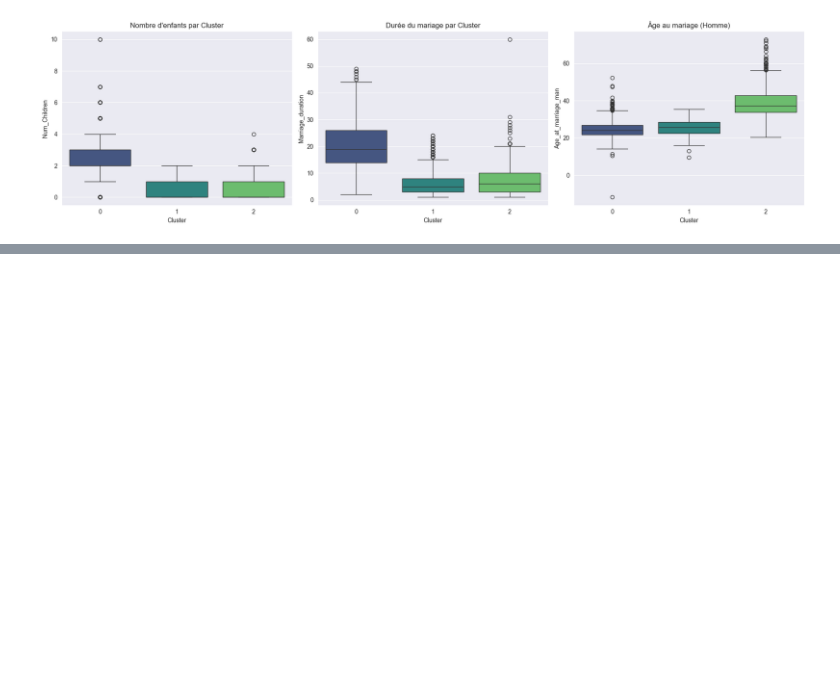
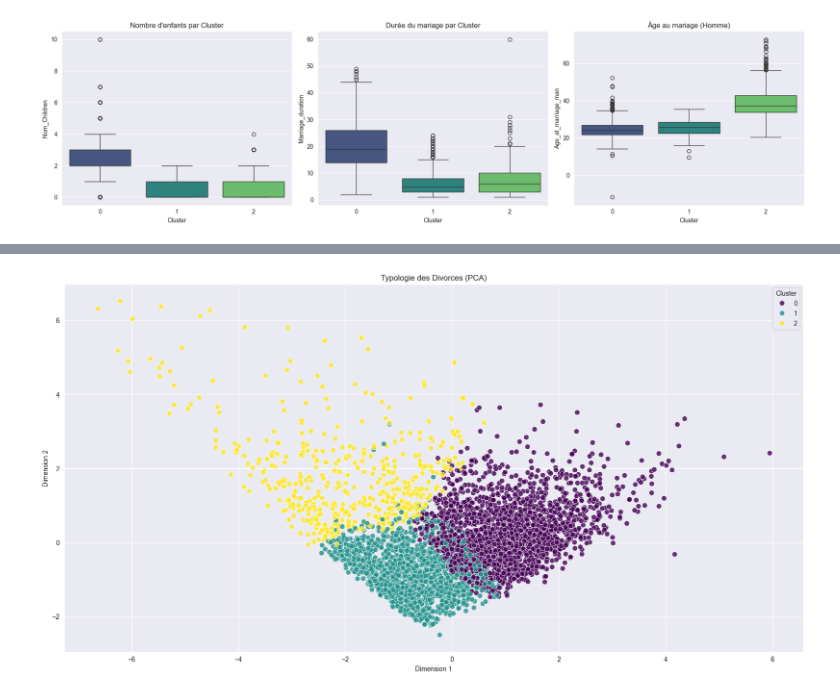
Before and after one commit to leongarci/IA-M1, a Jupyter notebook: autres_experience.ipynb, the cells around one changed output, grey strips where cells are left out. Cells and saved outputs as stored; diff of their text form; code cells hidden in the pictures; blank space fills up the shorter version.

```diff
--- a/autres_experience.ipynb
+++ b/autres_experience.ipynb
@@ -226,3 +226,72 @@ Passing `palette` without assigning `hue` is deprecated and will be removed in v
 
   sns.boxplot(x='Cluster', y='Age_at_marriage_man', data=df_refined, ax=axes[2], palette="viridis")
 [figure]
+# %%
+def clean_date_century(x):
+    if pd.isnull(x): return pd.NaT
+    if x.year > 2020: return x - pd.DateOffset(years=100)
+    return x
+
+for col in ['DOB_partner_man', 'DOB_partner_woman', 'Date_of_marriage']:
+    df[col] = pd.to_datetime(df[col], format='%d/%m/%y', errors='coerce').apply(clean_date_century)
+
+df['Age_at_marriage_man'] = (df['Date_of_marriage'] - df['DOB_partner_man']).dt.days / 365.25
+df['Age_at_marriage_woman'] = (df['Date_of_marriage'] - df['DOB_partner_woman']).dt.days / 365.25
+df['Age_diff'] = abs(df['Age_at_marriage_man'] - df['Age_at_marriage_woman'])
+df['Income_Total'] = df['Monthly_income_partner_man_peso'].fillna(df['Monthly_income_partner_man_peso'].median()) + \
+                     df['Monthly_income_partner_woman_peso'].fillna(df['Monthly_income_partner_woman_peso'].median())
+df['Num_Children'] = df['Num_Children'].fillna(0)
+
+# --- PRÉPARATION SPÉCIFIQUE ---
+# On supprime les lignes où le type est inconnu
+df = df.dropna(subset=['Type_of_divorce'])
+
+# ASTUCE : On garde la colonne texte originale ET on crée une version encodée pour le calcul
+le = LabelEncoder()
+df['Type_Code'] = le.fit_transform(df['Type_of_divorce'])
+# On imprime le mapping pour être sûr de l'ordre
+mapping = dict(zip(le.classes_, le.transform(le.classes_)))
+print(f"Mapping des types de divorce : {mapping}")
+
+# Sélection des features pour le CALCUL (uniquement numérique)
+features_numeric = ['Marriage_duration', 'Type_Code', 'Num_Children', 'Income_Total', 'Age_at_marriage_man', 'Age_diff']
+
+# Nettoyage final des NaNs sur ces features
+df_clean = df.dropna(subset=features_numeric).copy()
+df_clean = df_clean[df_clean['Income_Total'] < 300000].copy()
+
+# --- 2. CLUSTERING ---
+X = df_clean[features_numeric]
+scaler = StandardScaler()
+X_scaled = scaler.fit_transform(X)
+
+kmeans = KMeans(n_clusters=3, random_state=42, n_init=10)
+df_clean['Cluster'] = kmeans.fit_predict(X_scaled)
+
+# --- 3. RÉSULTATS AVEC VRAIS NOMS ---
+# Pour l'affichage, on utilise la colonne texte 'Type_of_divorce' d'origine
+# On calcule le "Mode" (la valeur la plus fréquente) pour le type de divorce par cluster
+print("\n--- PROFILS TYPES (STATISTIQUES) ---")
+summary = df_clean.groupby('Cluster').agg({
+    'Marriage_duration': 'mean',
+    'Num_Children': 'mean',
+    'Income_Total': 'mean',
+    'Age_at_marriage_man': 'mean',
+    'Type_of_divorce': lambda x: x.mode()[0]  # Affiche le type le plus fréquent (ex: "Necesario")
+})
+print(summary)
+
+# --- 4. VISUALISATIONS ---
+
+# Figure A : PCA
+pca = PCA(n_components=2)
+X_pca = pca.fit_transform(X_scaled)
+
+plt.figure(figsize=(20, 10))
+sns.scatterplot(x=X_pca[:,0], y=X_pca[:,1], hue=df_clean['Cluster'], palette='viridis', s=60, alpha=0.8)
+plt.title("Typologie des Divorces (PCA)")
+plt.xlabel("Dimension 1")
+plt.ylabel("Dimension 2")
+plt.legend(title='Cluster')
+plt.show()
+# %% [output]
@@ -228,0 +312 @@ Passing `palette` without assigning `hue` is deprecated and will be removed in v
+[figure, added]
```
Also changed, not shown: parts of 2 cells of this notebook, 1 other file.
